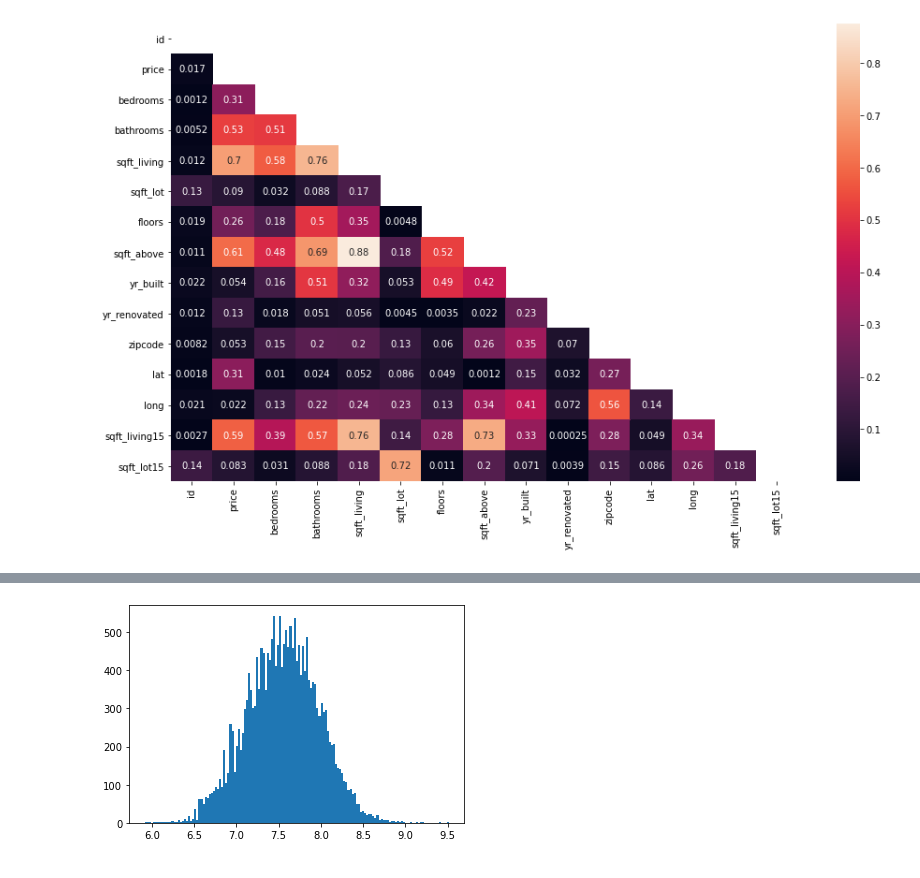
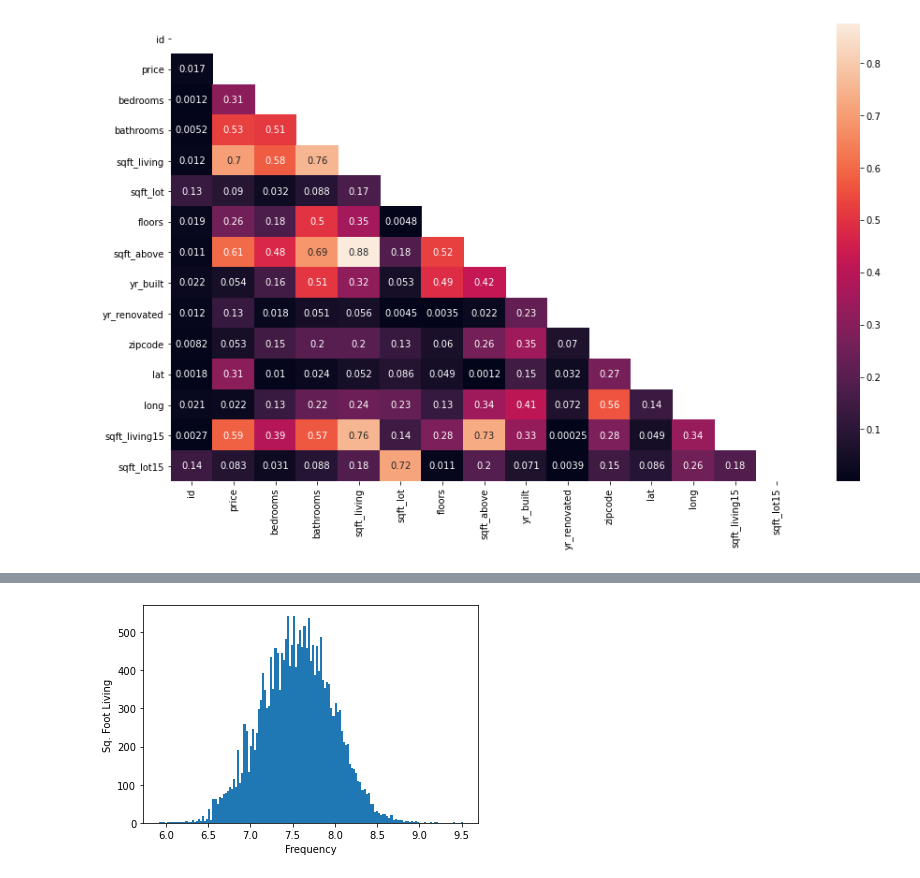
Before and after one commit to kyongminso/phase_2_project, a Jupyter notebook: Kyongmin.ipynb, the cells around one changed output, grey strips where cells are left out. Saved outputs shown, nothing was run; the diff lists cells and outputs as text; code cells hidden in the pictures.

```diff
--- a/Kyongmin.ipynb
+++ b/Kyongmin.ipynb
@@ -70,4 +153,6 @@ plt.hist(df['sqft_living'], bins = (round(len(df)**.5)));
 # %%
 plt.hist(np.log(df['sqft_living']), bins = (round(len(df)**.5)));
+plt.xlabel('Frequency');
+plt.ylabel('Sq. Foot Living');
 # %% [output]
-[figure, old version]
+[figure, new version]
```
Also changed, not shown: parts of 18 cells of this notebook.
